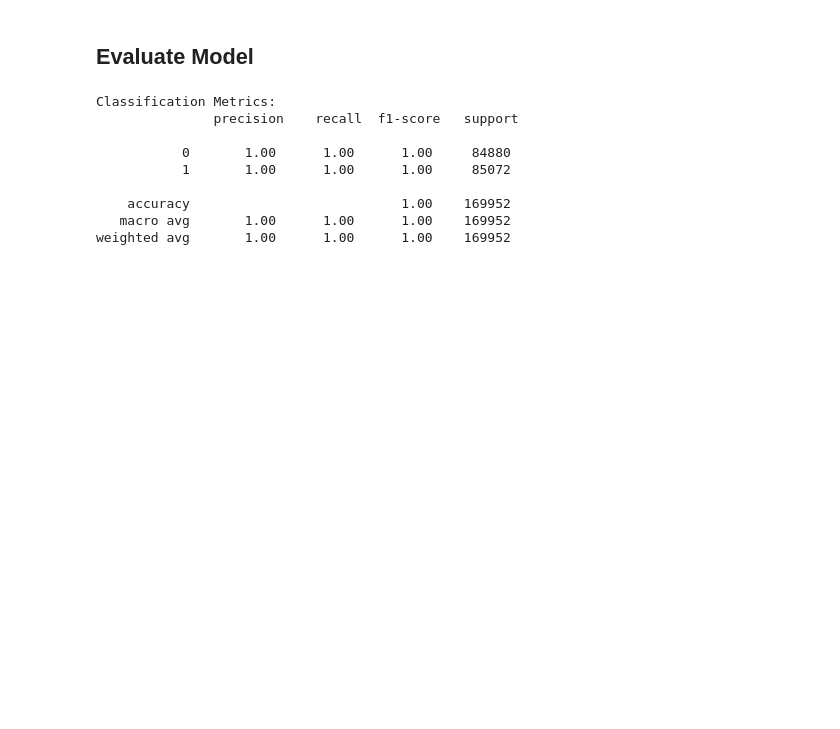
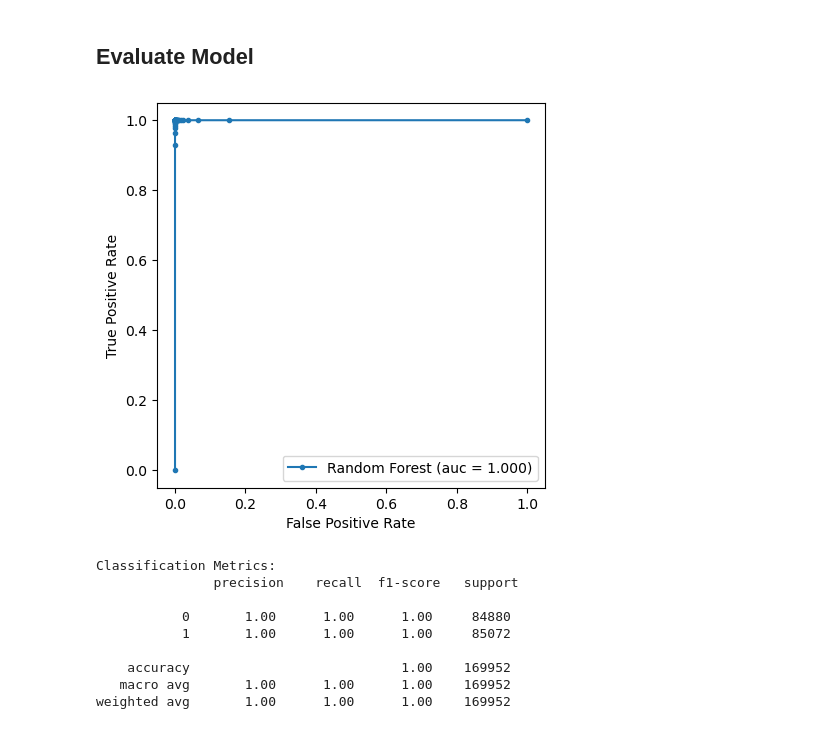
Before and after one commit to Gabrielmarqs12/ML-Fraud-Detection-Research, a Jupyter notebook: notebooks/machine learning/Random_Forest.ipynb, the cells around one changed output. Cells and saved outputs as stored; diff of their text form; code cells hidden in the pictures; blank space fills up the shorter version.

Commit message:
Random Forest Update: ROC-AUC

```diff
--- a/notebooks/machine learning/Random_Forest.ipynb
+++ b/notebooks/machine learning/Random_Forest.ipynb
@@ -37,2 +38,24 @@ y_predict = model.predict(x_test)
 # %% [markdown]
 ## Evaluate Model
+# %%
+# Obtaining the probability of the class results
+y_proba = model.predict_proba(x_test)[:,1]
+# %%
+# Calculating the ROC curve
+rf_fpr, rf_tpr, threshold = roc_curve(y_test, y_proba)
+# %%
+# Calculating the area under the curve
+rf_auc = auc(rf_fpr, rf_tpr)
+# %%
+# Plotting the data into a chart
+plt.figure(figsize = (5,5), dpi = 100)
+
+plt.plot(rf_fpr, rf_tpr, marker = '.', label='Random Forest (auc = %0.3f)' % rf_auc)
+
+plt.xlabel('False Positive Rate')
+plt.ylabel('True Positive Rate')
+
+plt.legend()
+plt.show()
+# %% [output]
+[figure, added]
```
Also changed, not shown: parts of 5 cells of this notebook.
